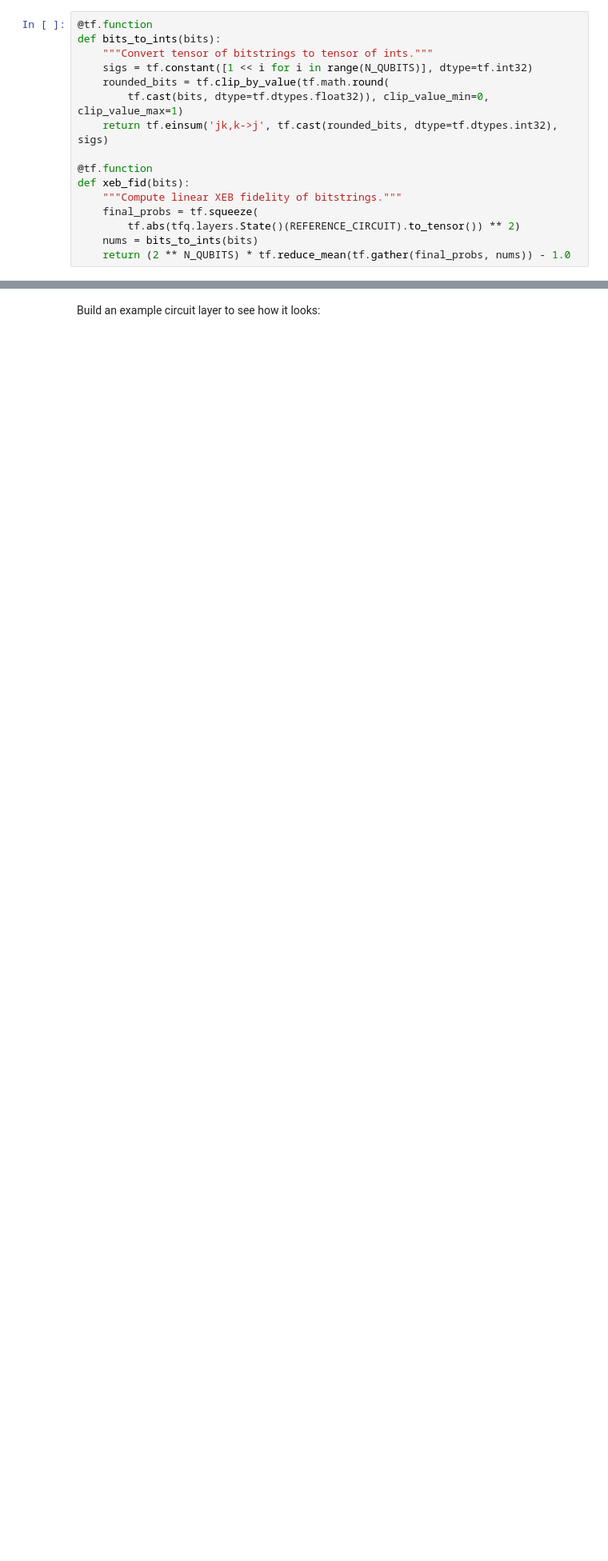
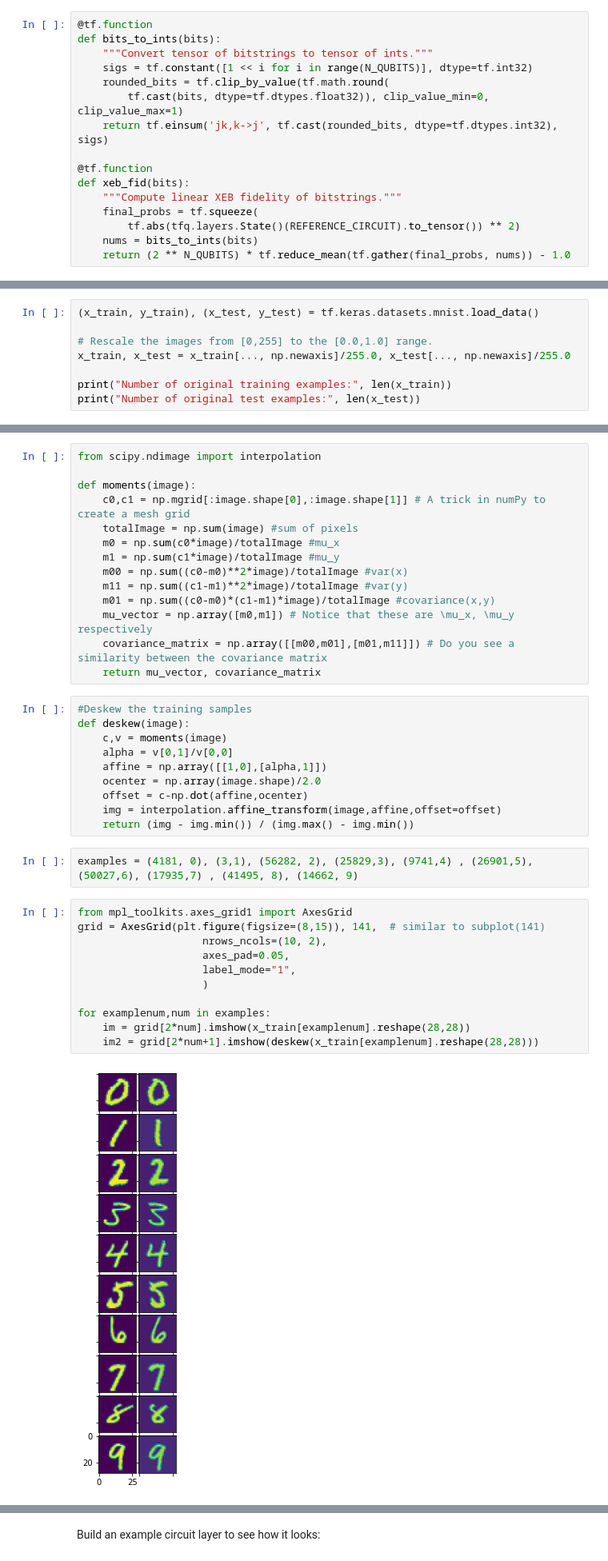
Before and after one commit to rryoung98/CS230_quantum_dropout, a Jupyter notebook: mnist-schuld.ipynb, the cells around one changed output, grey strips where cells are left out. Shown at 80% size. Cells and saved outputs as stored; diff of their text form; blank space fills up the shorter version.

```diff
--- a/mnist-schuld.ipynb
+++ b/mnist-schuld.ipynb
@@ -298,0 +325,8 @@ def xeb_fid(bits):
+# %%
+(x_train, y_train), (x_test, y_test) = tf.keras.datasets.mnist.load_data()
+
+# Rescale the images from [0,255] to the [0.0,1.0] range.
+x_train, x_test = x_train[..., np.newaxis]/255.0, x_test[..., np.newaxis]/255.0
+
+print("Number of original training examples:", len(x_train))
+print("Number of original test examples:", len(x_test))
@@ -298,0 +342,39 @@ def xeb_fid(bits):
+# %%
+from scipy.ndimage import interpolation
+
+def moments(image):
+    c0,c1 = np.mgrid[:image.shape[0],:image.shape[1]] # A trick in numPy to create a mesh grid
+    totalImage = np.sum(image) #sum of pixels
+    m0 = np.sum(c0*image)/totalImage #mu_x
+    m1 = np.sum(c1*image)/totalImage #mu_y
+    m00 = np.sum((c0-m0)**2*image)/totalImage #var(x)
+    m11 = np.sum((c1-m1)**2*image)/totalImage #var(y)
+    m01 = np.sum((c0-m0)*(c1-m1)*image)/totalImage #covariance(x,y)
+    mu_vector = np.array([m0,m1]) # Notice that these are \mu_x, \mu_y respectively
+    covariance_matrix = np.array([[m00,m01],[m01,m11]]) # Do you see a similarity between the covariance matrix
+    return mu_vector, covariance_matrix
+# %%
+#Deskew the training samples
+def deskew(image):
+    c,v = moments(image)
+    alpha = v[0,1]/v[0,0]
+    affine = np.array([[1,0],[alpha,1]])
+    ocenter = np.array(image.shape)/2.0
+    offset = c-np.dot(affine,ocenter)
+    img = interpolation.affine_transform(image,affine,offset=offset)
+    return (img - img.min()) / (img.max() - img.min())
+# %%
+examples = (4181, 0), (3,1), (56282, 2), (25829,3), (9741,4) , (26901,5), (50027,6), (17935,7) , (41495, 8), (14662, 9)
+# %%
+from mpl_toolkits.axes_grid1 import AxesGrid
+grid = AxesGrid(plt.figure(figsize=(8,15)), 141,  # similar to subplot(141)
+                    nrows_ncols=(10, 2),
+                    axes_pad=0.05,
+                    label_mode="1",
+                    )
+
+for examplenum,num in examples:
+    im = grid[2*num].imshow(x_train[examplenum].reshape(28,28))
+    im2 = grid[2*num+1].imshow(deskew(x_train[examplenum].reshape(28,28)))
+# %% [output]
+[figure, added]
```
Also changed, not shown: parts of 19 cells of this notebook, 3 other files.
